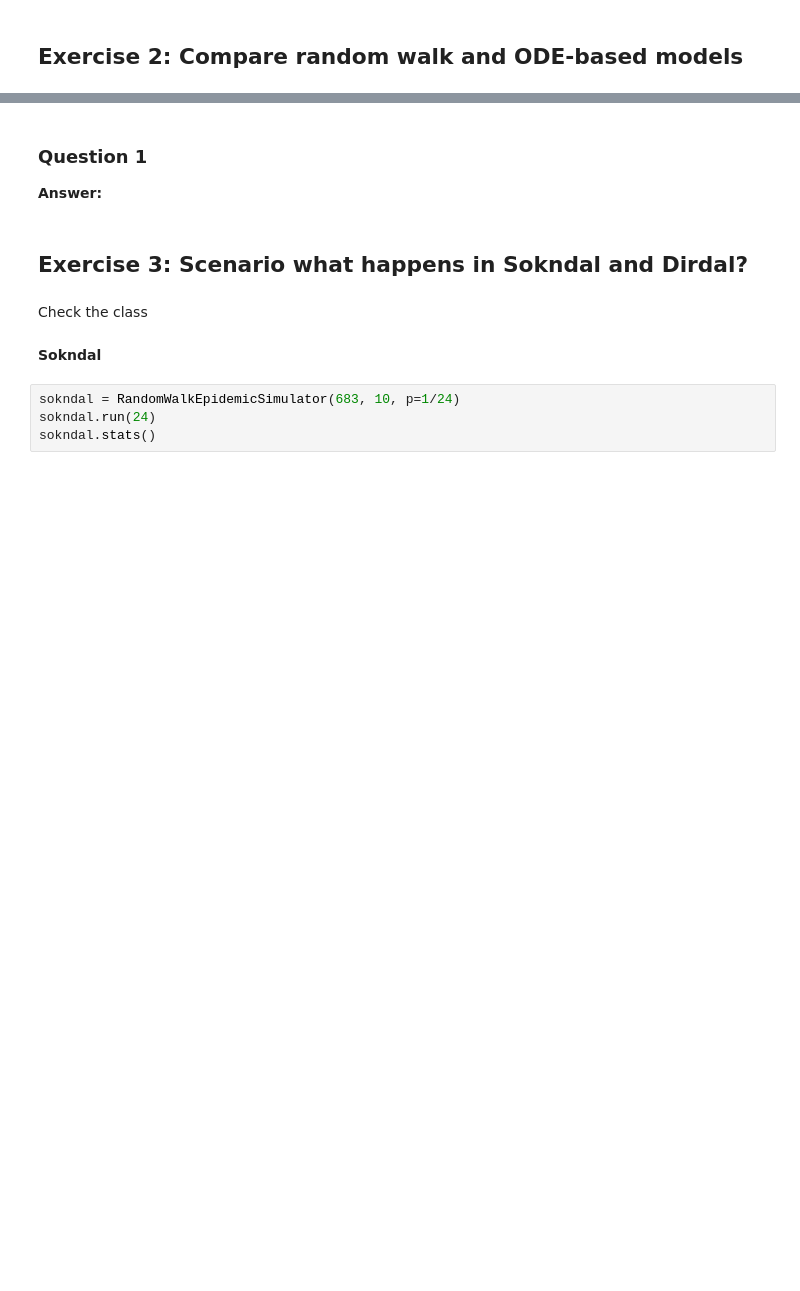
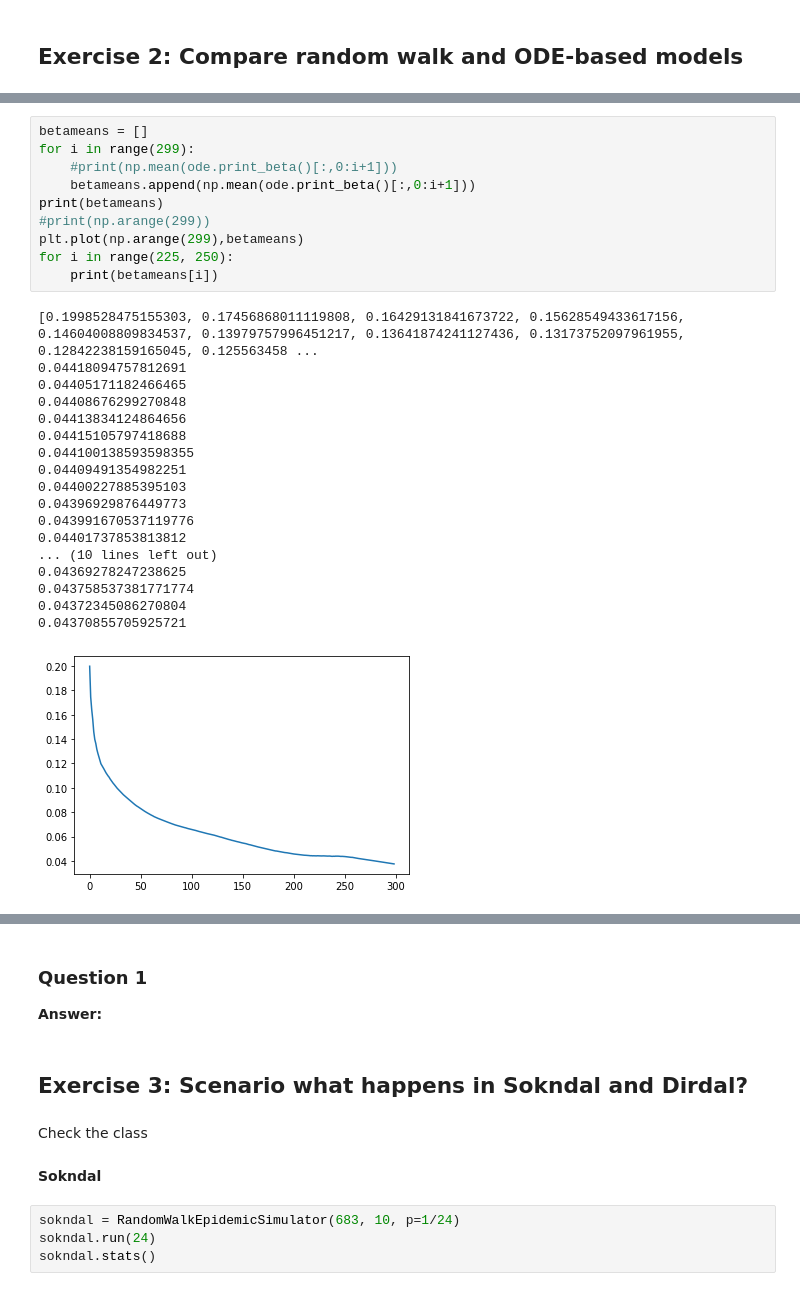
Before and after one commit to JasonUiS/mod510-project4, a Jupyter notebook: project4.ipynb, the cells around one changed output, grey strips where cells are left out. Drawn from its saved outputs; the diff is of its cells as text; blank space fills up the shorter version.

```diff
--- a/project4.ipynb
+++ b/project4.ipynb
@@ -373,0 +421,29 @@ plt.grid()
+# %%
+betameans = []
+for i in range(299):
+    #print(np.mean(ode.print_beta()[:,0:i+1]))
+    betameans.append(np.mean(ode.print_beta()[:,0:i+1]))
+print(betameans)
+#print(np.arange(299))
+plt.plot(np.arange(299),betameans)
+for i in range(225, 250):
+    print(betameans[i])
+# %% [output]
+[0.1998528475155303, 0.17456868011119808, 0.16429131841673722, 0.15628549433617156, 0.14604008809834537, 0.13979757996451217, 0.13641874241127436, 0.13173752097961955, 0.12842238159165045, 0.125563458 ...
+0.04418094757812691
+0.04405171182466465
+0.04408676299270848
+0.04413834124864656
+0.04415105797418688
+0.044100138593598355
+0.04409491354982251
+0.04400227885395103
+0.04396929876449773
+0.043991670537119776
+0.04401737853813812
+... (10 lines left out)
+0.04369278247238625
+0.043758537381771774
+0.04372345086270804
+0.04370855705925721
+[figure, added]
```
Also changed, not shown: parts of 10 cells of this notebook.
